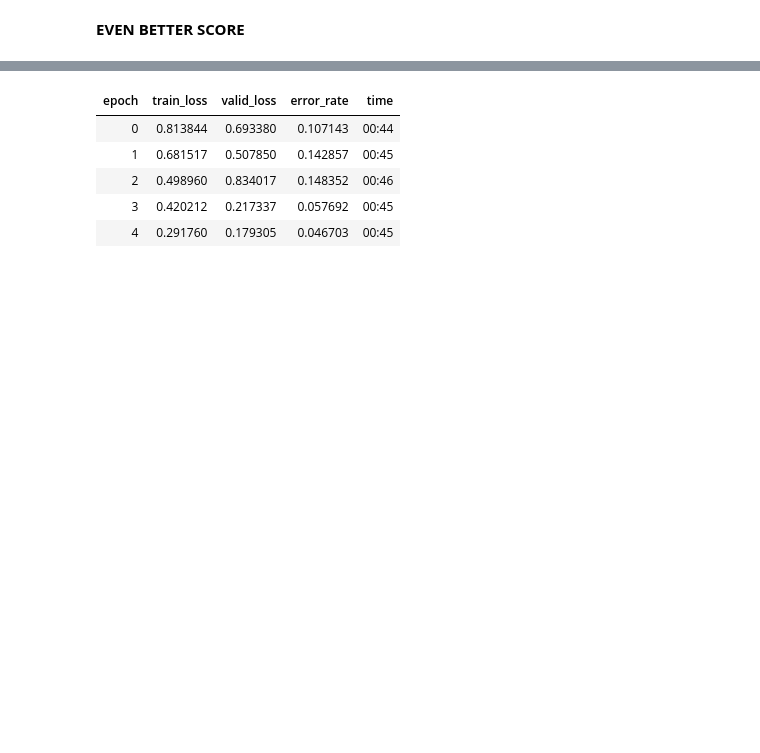
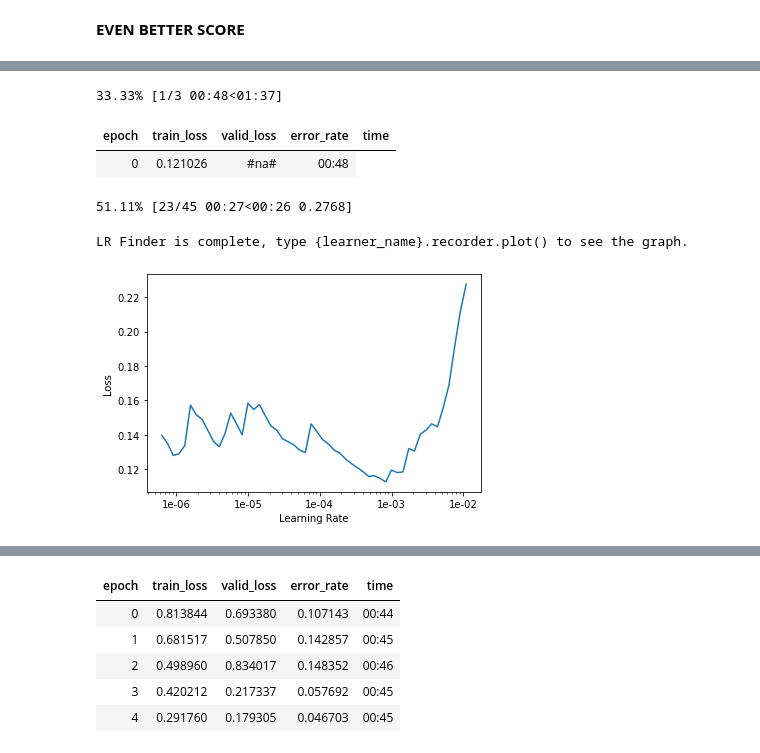
Before and after one commit to vitsalis/kaggle, a Jupyter notebook: FGVC7/solution.ipynb, the cells around one changed output, grey strips where cells are left out. Saved outputs shown, nothing was run; the diff lists cells and outputs as text; code cells hidden in the pictures; blank space fills up the shorter version.

```diff
--- a/FGVC7/solution.ipynb
+++ b/FGVC7/solution.ipynb
@@ -1049,0 +1093,10 @@ Let's try to work with transformations. Below I will only use the best params I
+# %%
+learner.lr_find()
+learner.recorder.plot()
+# %% [output]
+33.33% [1/3 00:48<01:37]
+| epoch | train_loss | valid_loss | error_rate | time |
+| 0 | 0.121026 | #na# | 00:48 |
+51.11% [23/45 00:27<00:26 0.2768]
+LR Finder is complete, type {learner_name}.recorder.plot() to see the graph.
+[figure, added]
```
Also changed, not shown: parts of 64 cells of this notebook.
